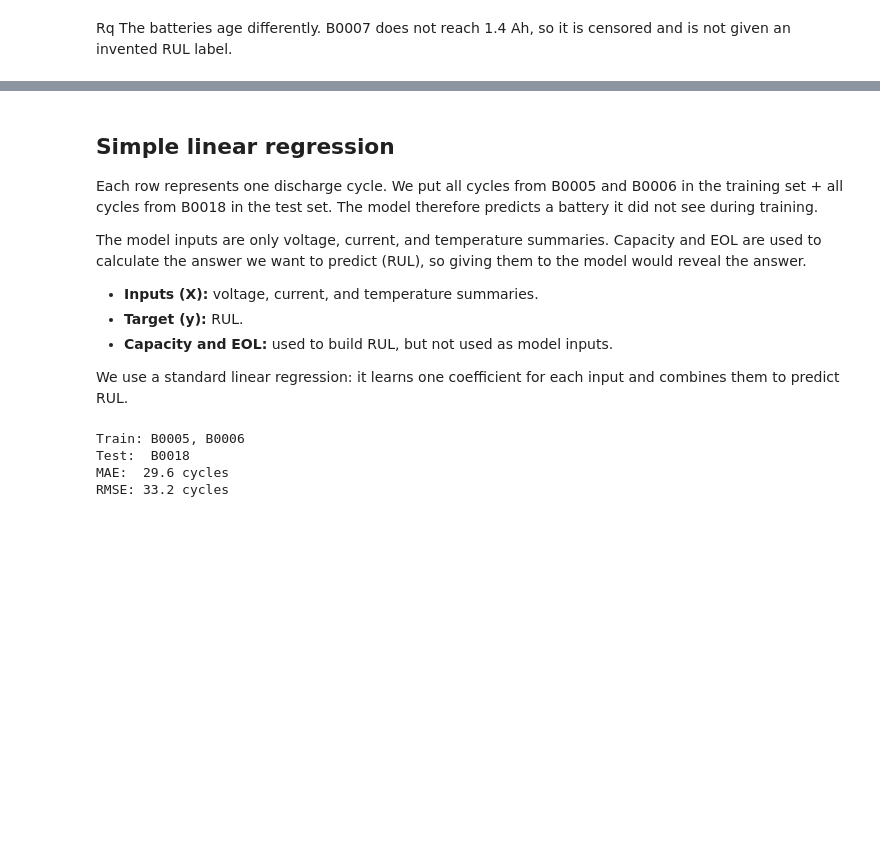
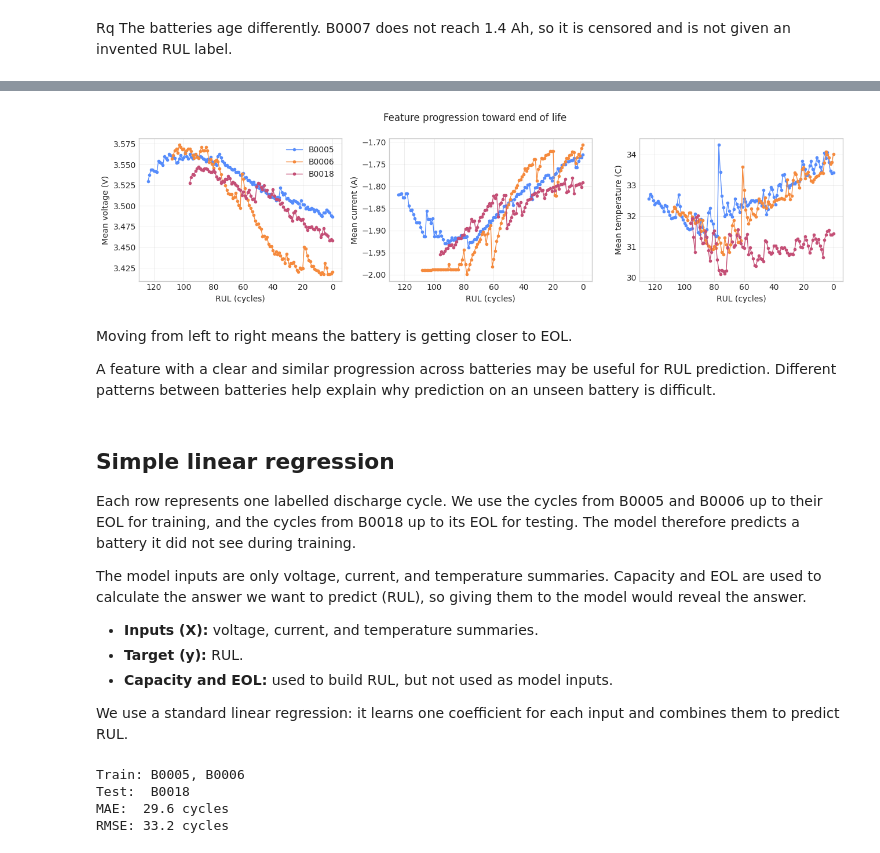
Before and after one commit to aymen-elo/xai-nasa-battery-aging, a Jupyter notebook: notebooks/02_rul_baseline.ipynb, the cells around one changed output, grey strips where cells are left out. Drawn from its saved outputs; the diff is of its cells as text; code cells hidden in the pictures; blank space fills up the shorter version.

Commit message:
Update 02 to explain better & add other visualizations

```diff
--- a/notebooks/02_rul_baseline.ipynb
+++ b/notebooks/02_rul_baseline.ipynb
@@ -111,7 +123,32 @@ The batteries age differently. B0007 does not reach 1.4 Ah, so it is censored an
+# %%
+features_to_plot = {
+    "voltage_mean": "Mean voltage (V)",
+    "current_mean": "Mean current (A)",
+    "temperature_mean": "Mean temperature (C)",
+}
+
+fig, axes = plt.subplots(1, 3, figsize=(13, 3.5))
+
+for ax, (feature, label) in zip(axes, features_to_plot.items()):
+    for battery_id, part in model_df.groupby("battery_id"):
+        ax.plot(part["rul"], part[feature], marker=".", linewidth=1, label=battery_id)
+    ax.set_xlabel("RUL (cycles)")
+    ax.set_ylabel(label)
+    ax.invert_xaxis()
+
+axes[0].legend()
+fig.suptitle("Feature progression toward end of life")
+plt.tight_layout()
+# %% [output]
+[figure, added]
+# %% [markdown]
+Moving from left to right means the battery is getting closer to EOL.
+
+A feature with a clear and similar progression across batteries may be useful for RUL prediction. Different patterns between batteries help explain why prediction on an unseen battery is difficult.
 # %% [markdown]
 ## Simple linear regression
 
-Each row represents one discharge cycle. We put all cycles from B0005 and B0006 in the training set + all cycles from B0018 in the test set. The model therefore predicts a battery it did not see during training.
+Each row represents one labelled discharge cycle. We use the cycles from B0005 and B0006 up to their EOL for training, and the cycles from B0018 up to its EOL for testing. The model therefore predicts a battery it did not see during training.
 
 The model inputs are only voltage, current, and temperature summaries. Capacity and EOL are used to calculate the answer we want to predict (RUL), so giving them to the model would reveal the answer.
 
```
Also changed, not shown: parts of 5 cells of this notebook.
